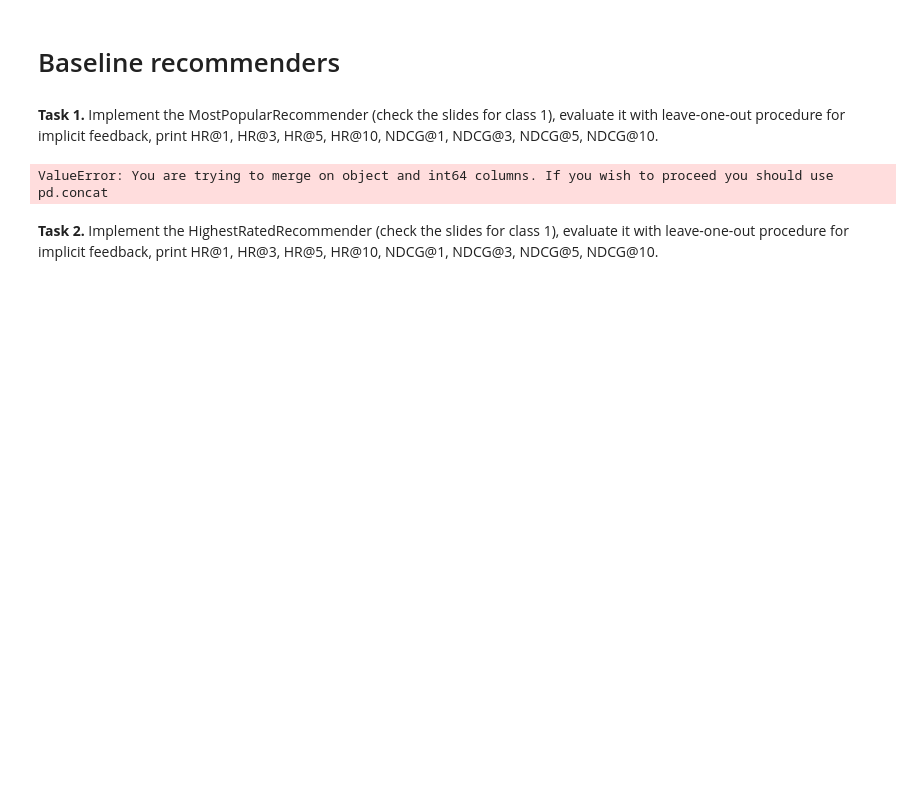
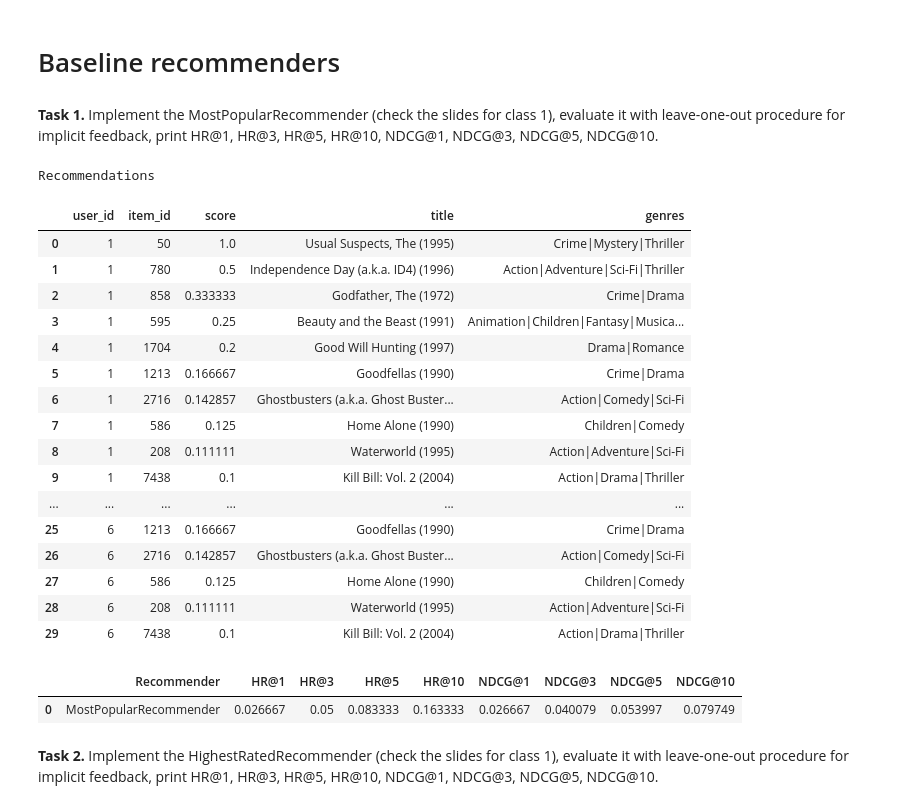
Before and after one commit to dansilecki/recommender-systems-class, a Jupyter notebook: class_04_content_based_recommenders.ipynb, the cells around one changed output. Cells and saved outputs as stored; diff of their text form; code cells hidden in the pictures; blank space fills up the shorter version.

```diff
--- a/class_04_content_based_recommenders.ipynb
+++ b/class_04_content_based_recommenders.ipynb
@@ -87,7 +84,7 @@ class MostPopularRecommender(Recommender):
         # Write your code here
         offers_count = interactions_df.loc[:, ['item_id', 'user_id']].groupby('item_id').count()
         offers_count = offers_count.sort_values('user_id', ascending=False)
-        self.most_popular_items = offers_count.index[:100]
+        self.most_popular_item = offers_count.index[:100]
 
     def recommend(self, users_df, items_df, n_recommendations=1):
         """
@@ -104,37 +101,56 @@ class MostPopularRecommender(Recommender):
 
         recommendations = pd.DataFrame(columns=['user_id', 'item_id', 'score'])
 
         for ix, user in users_df.iterrows():
-            user_recommendations = pd.DataFrame({'user_id': [user['user_id']],
-                                                 'item_id': [self.most_popular_item],
-                                                 'score': [1.0]})
+            user_recommendations = pd.DataFrame({'user_id': user['user_id'],
+                                                 'item_id': self.most_popular_item[:n_recommendations],
+                                                 'score': [1 / (i + 1) for i in range(n_recommendations)]})
 
             recommendations = pd.concat([recommendations, user_recommendations])
 
         return recommendations
 
 # Quick test of the recommender
 
 most_popular_recommender = MostPopularRecommender()
 most_popular_recommender.fit(ml_ratings_df, None, ml_movies_df)
 recommendations = most_popular_recommender.recommend(pd.DataFrame([[1], [2], [6]], columns=['user_id']), ml_movies_df, 10)
 
 recommendations = pd.merge(recommendations, ml_movies_df, on='item_id', how='left')
 print("Recommendations")
 display(HTML(recommendations.to_html()))
 
 most_popular_recommender = MostPopularRecommender()
 
 most_popular_results = [['MostPopularRecommender'] + list(evaluate_leave_one_out_implicit(
     most_popular_recommender, ml_ratings_df.loc[:, ['user_id', 'item_id']], ml_movies_df, max_evals=300, seed=6789))]
 
 most_popular_results = pd.DataFrame(
     most_popular_results,
     columns=['Recommender', 'HR@1', 'HR@3', 'HR@5', 'HR@10', 'NDCG@1', 'NDCG@3', 'NDCG@5', 'NDCG@10'])
 
 display(HTML(most_popular_results.to_html()))
 # %% [output]
-ValueError: You are trying to merge on object and int64 columns. If you wish to proceed you should use pd.concat
+Recommendations
+|  | user_id | item_id | score | title | genres |
+| 0 | 1 | 50 | 1.0 | Usual Suspects, The (1995) | Crime|Mystery|Thriller |
+| 1 | 1 | 780 | 0.5 | Independence Day (a.k.a. ID4) (1996) | Action|Adventure|Sci-Fi|Thriller |
+| 2 | 1 | 858 | 0.333333 | Godfather, The (1972) | Crime|Drama |
+| 3 | 1 | 595 | 0.25 | Beauty and the Beast (1991) | Animation|Children|Fantasy|Musica... |
+| 4 | 1 | 1704 | 0.2 | Good Will Hunting (1997) | Drama|Romance |
+| 5 | 1 | 1213 | 0.166667 | Goodfellas (1990) | Crime|Drama |
+| 6 | 1 | 2716 | 0.142857 | Ghostbusters (a.k.a. Ghost Buster... | Action|Comedy|Sci-Fi |
+| 7 | 1 | 586 | 0.125 | Home Alone (1990) | Children|Comedy |
+| 8 | 1 | 208 | 0.111111 | Waterworld (1995) | Action|Adventure|Sci-Fi |
+| 9 | 1 | 7438 | 0.1 | Kill Bill: Vol. 2 (2004) | Action|Drama|Thriller |
+| ... | ... | ... | ... | ... | ... |
+| 25 | 6 | 1213 | 0.166667 | Goodfellas (1990) | Crime|Drama |
+| 26 | 6 | 2716 | 0.142857 | Ghostbusters (a.k.a. Ghost Buster... | Action|Comedy|Sci-Fi |
+| 27 | 6 | 586 | 0.125 | Home Alone (1990) | Children|Comedy |
+| 28 | 6 | 208 | 0.111111 | Waterworld (1995) | Action|Adventure|Sci-Fi |
+| 29 | 6 | 7438 | 0.1 | Kill Bill: Vol. 2 (2004) | Action|Drama|Thriller |
+|  | Recommender | HR@1 | HR@3 | HR@5 | HR@10 | NDCG@1 | NDCG@3 | NDCG@5 | NDCG@10 |
+| 0 | MostPopularRecommender | 0.026667 | 0.05 | 0.083333 | 0.163333 | 0.026667 | 0.040079 | 0.053997 | 0.079749 |
 # %% [markdown]
 **Task 2.** Implement the HighestRatedRecommender (check the slides for class 1), evaluate it with leave-one-out procedure for implicit feedback, print HR@1, HR@3, HR@5, HR@10, NDCG@1, NDCG@3, NDCG@5, NDCG@10.
 # %%
```
Also changed, not shown: parts of 2 cells of this notebook.
